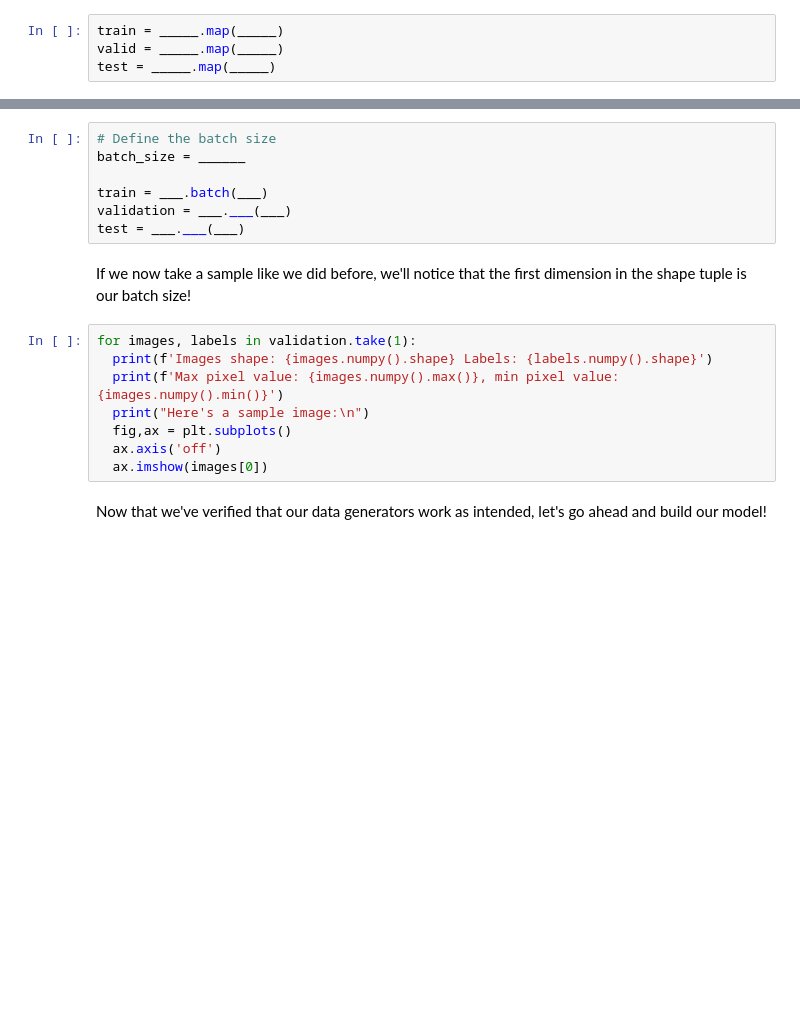
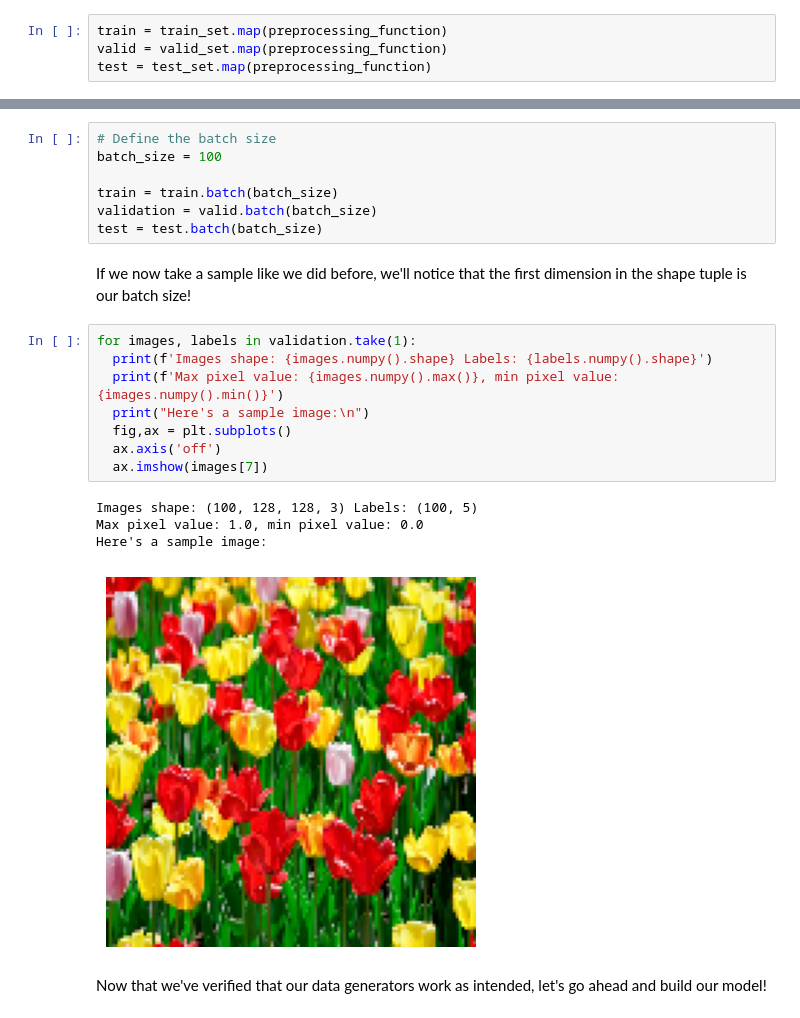
Before and after one commit to adrienabbet/2025_ML_EES, a Jupyter notebook: notebook_dl/S6_1_CNNs.ipynb, the cells around one changed output, grey strips where cells are left out. Drawn from its saved outputs; the diff is of its cells as text; blank space fills up the shorter version.

```diff
--- a/notebook_dl/S6_1_CNNs.ipynb
+++ b/notebook_dl/S6_1_CNNs.ipynb
@@ -278,9 +284,9 @@ def preprocessing_function(image, label):
 # %% [markdown]
 *Hint 1: the datasets have a `.map()` method that allow applying a function to each image and label combination in the dataset. [Here is the documentation](https://www.tensorflow.org/api_docs/python/tf/data/Dataset#map).*
 # %%
-train = _____.map(_____)
-valid = _____.map(_____)
-test = _____.map(_____)
+train = train_set.map(preprocessing_function)
+valid = valid_set.map(preprocessing_function)
+test = test_set.map(preprocessing_function)
 # %% [markdown]
 At this point I'd also like to point out that our dataset is not set up to be taken in batches. If you call `train_set.take(1)`, you'll extract a single image! (Let's run some code and verify this)
 # %%
@@ -296,21 +304,26 @@ We actually want to work in 32 image batches, so let's go ahead and batch our da
 *Hint 2: Tensorflow datasets include a `.batch()` method that allows you to easily define batch sizes associated with the database instance. [Here is the documentation](https://www.tensorflow.org/api_docs/python/tf/data/Dataset#batch)*.
 # %%
 # Define the batch size
-batch_size = ______
+batch_size = 100
 
-train = ___.batch(___)
-validation = ___.___(___)
-test = ___.___(___)
+train = train.batch(batch_size)
+validation = valid.batch(batch_size)
+test = test.batch(batch_size)
 # %% [markdown]
 If we now take a sample like we did before, we'll notice that the first dimension in the shape tuple is our batch size!
 # %%
 for images, labels in validation.take(1):
   print(f'Images shape: {images.numpy().shape} Labels: {labels.numpy().shape}')
   print(f'Max pixel value: {images.numpy().max()}, min pixel value: {images.numpy().min()}')
   print("Here's a sample image:\n")
   fig,ax = plt.subplots()
   ax.axis('off')
-  ax.imshow(images[0])
+  ax.imshow(images[7])
+# %% [output]
+Images shape: (100, 128, 128, 3) Labels: (100, 5)
+Max pixel value: 1.0, min pixel value: 0.0
+Here's a sample image:
+[figure, added]
 # %% [markdown]
 
 Now that we've verified that our data generators work as intended, let's go ahead and build our model!
```
Also changed, not shown: parts of 2 cells of this notebook.
